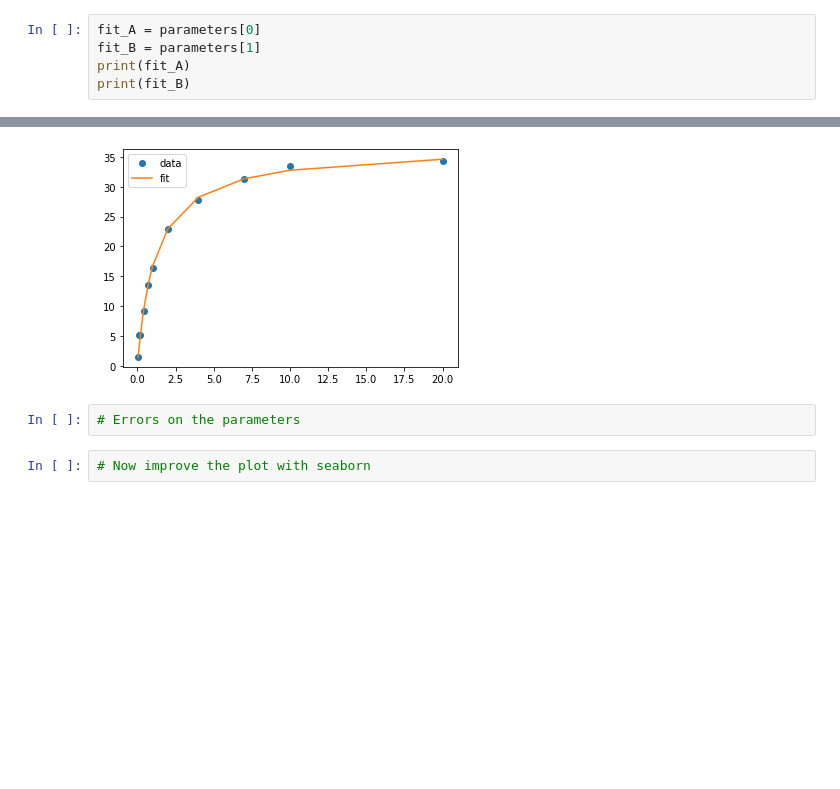
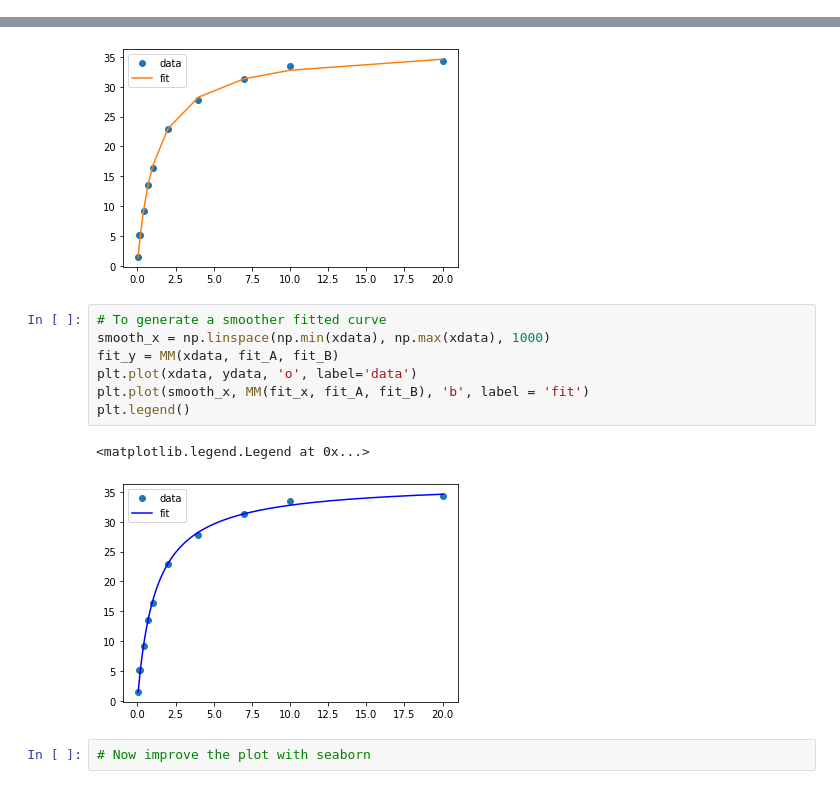
Before and after one commit to MolSSI-Education/python-scripting-biochemistry, a Jupyter notebook: biochemist-python/chapters/Non-Linear Regression Part 2.ipynb, the cells around one changed output, grey strips where cells are left out. Cells and saved outputs as stored; diff of their text form; blank space fills up the shorter version.

```diff
--- a/biochemist-python/chapters/Non-Linear Regression Part 2.ipynb
+++ b/biochemist-python/chapters/Non-Linear Regression Part 2.ipynb
@@ -139,5 +168,0 @@ parameters, covariance = curve_fit(MM, xdata, ydata)
-# %%
-fit_A = parameters[0]
-fit_B = parameters[1]
-print(fit_A)
-print(fit_B)
@@ -152,7 +183,15 @@ plt.legend()
 # %% [output]
 <matplotlib.legend.Legend at 0x...>
 [figure]
-# %%
-# Errors on the parameters
+# %%
+# To generate a smoother fitted curve
+smooth_x = np.linspace(np.min(xdata), np.max(xdata), 1000)
+fit_y = MM(xdata, fit_A, fit_B)
+plt.plot(xdata, ydata, 'o', label='data')
+plt.plot(smooth_x, MM(fit_x, fit_A, fit_B), 'b', label = 'fit')
+plt.legend()
+# %% [output]
+<matplotlib.legend.Legend at 0x...>
+[figure, added]
 # %%
 # Now improve the plot with seaborn
```
Also changed, not shown: parts of 6 cells of this notebook.
